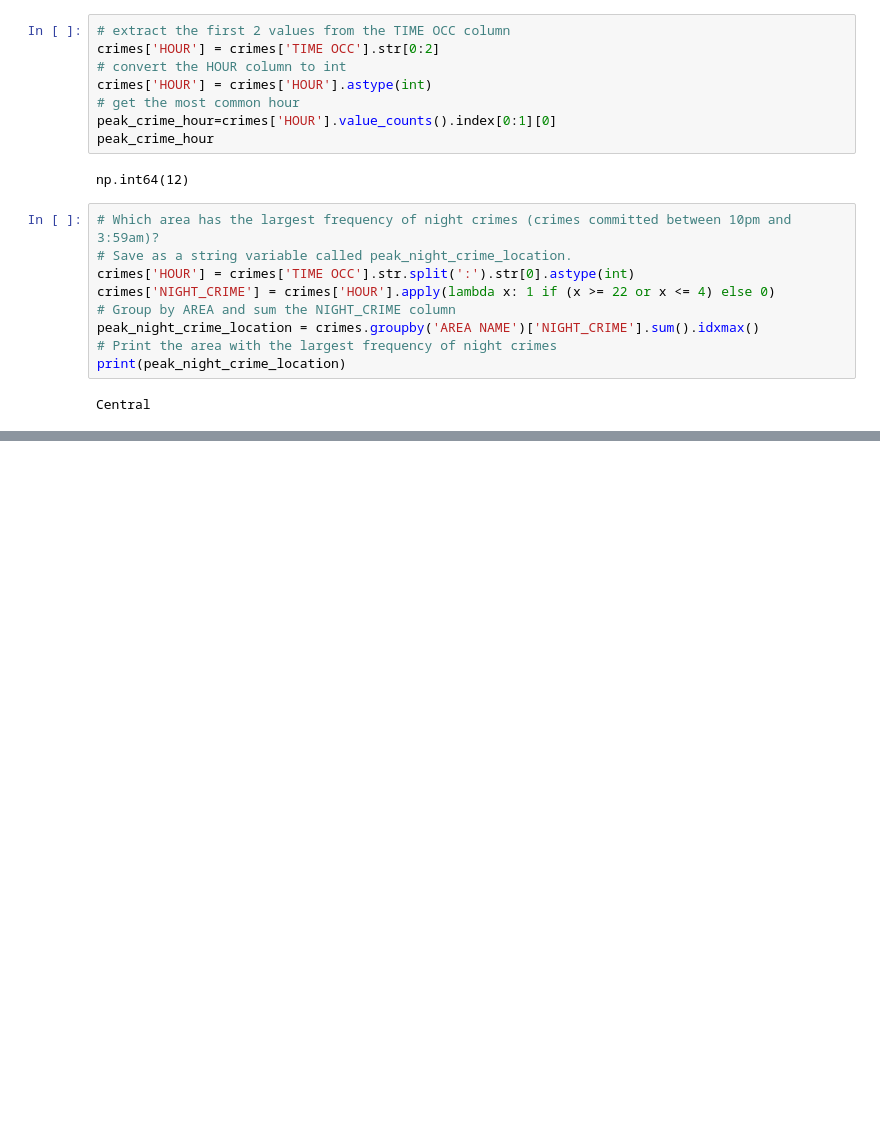
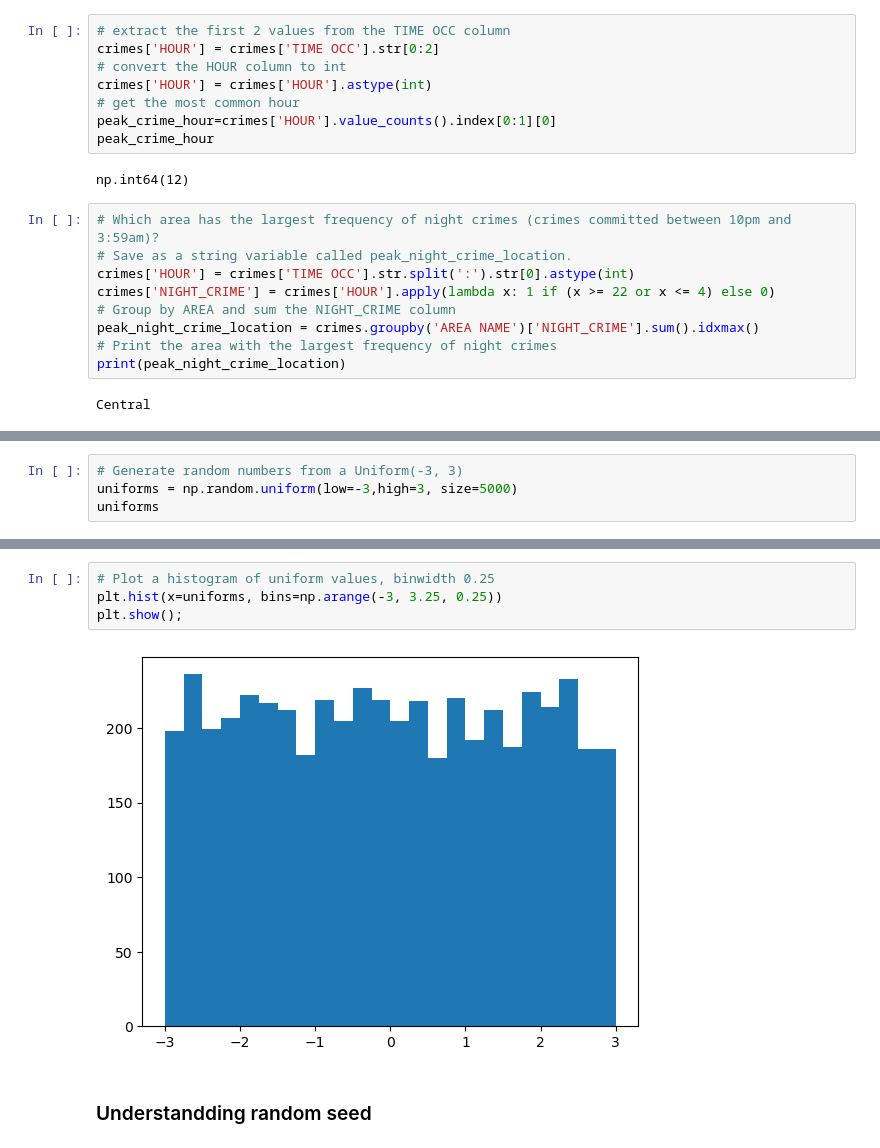
Before and after one commit to Daviedavie100/DatacampPythonDataAnalysis, a Jupyter notebook: Datacamp.ipynb, the cells around one changed output, grey strips where cells are left out. Drawn from its saved outputs; the diff is of its cells as text; blank space fills up the shorter version.

```diff
--- a/Datacamp.ipynb
+++ b/Datacamp.ipynb
@@ -2438,0 +2468,4 @@ Central
+# %%
+# Generate random numbers from a Uniform(-3, 3)
+uniforms = np.random.uniform(low=-3,high=3, size=5000)
+uniforms
@@ -2438,0 +2482,8 @@ Central
+# %%
+# Plot a histogram of uniform values, binwidth 0.25
+plt.hist(x=uniforms, bins=np.arange(-3, 3.25, 0.25))
+plt.show();
+# %% [output]
+[figure, added]
+# %% [markdown]
+### Understandding random seed
```
Also changed, not shown: parts of 7 cells of this notebook.
